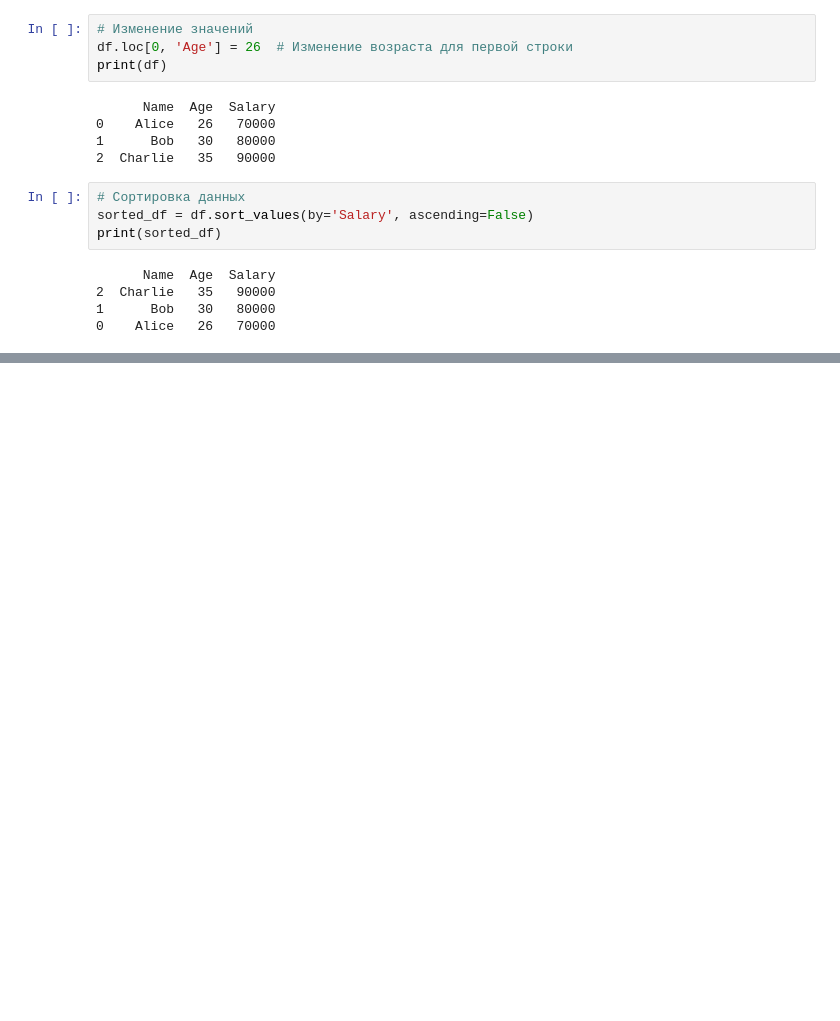
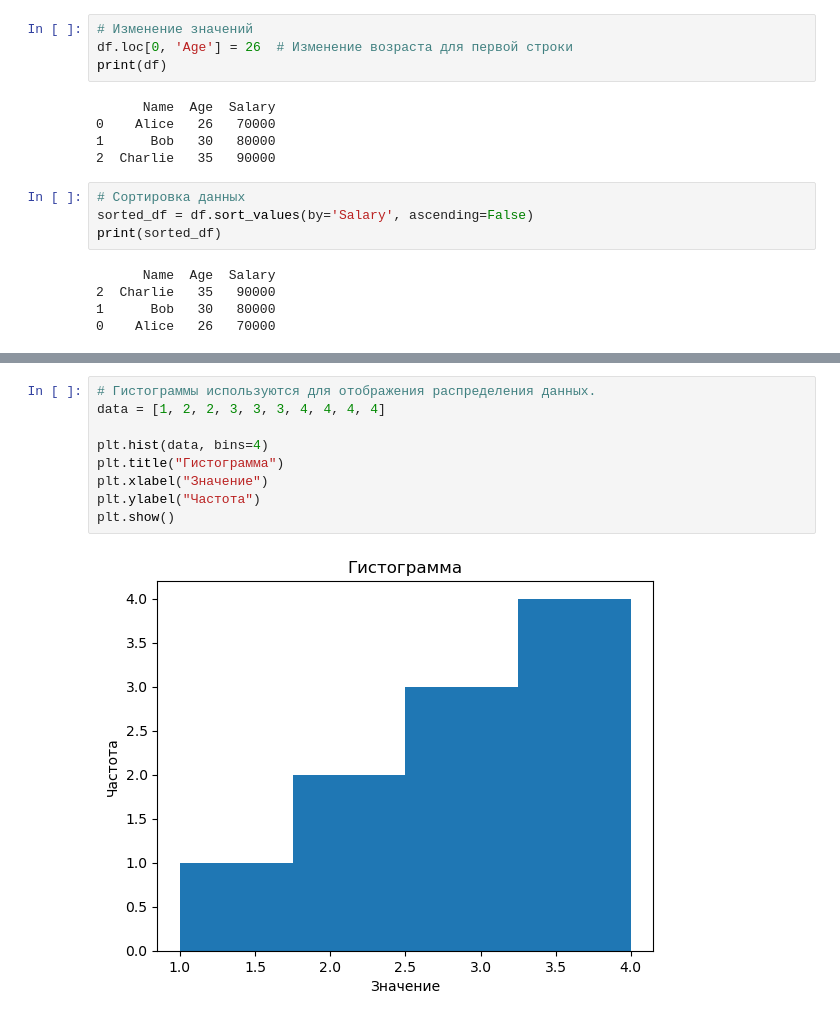
Before and after one commit to AnatolyKuzmin/Python, a Jupyter notebook: 0_Заметки/0_0_Библиотеки.ipynb, the cells around one changed output, grey strips where cells are left out. Cells and saved outputs as stored; diff of their text form; blank space fills up the shorter version.

```diff
--- a/0_Заметки/0_0_Библиотеки.ipynb
+++ b/0_Заметки/0_0_Библиотеки.ipynb
@@ -201,0 +242,11 @@ print(sorted_df)
+# %%
+# Гистограммы используются для отображения распределения данных.
+data = [1, 2, 2, 3, 3, 3, 4, 4, 4, 4]
+
+plt.hist(data, bins=4)
+plt.title("Гистограмма")
+plt.xlabel("Значение")
+plt.ylabel("Частота")
+plt.show()
+# %% [output]
+[figure, added]
```
Also changed, not shown: parts of 10 cells of this notebook.
